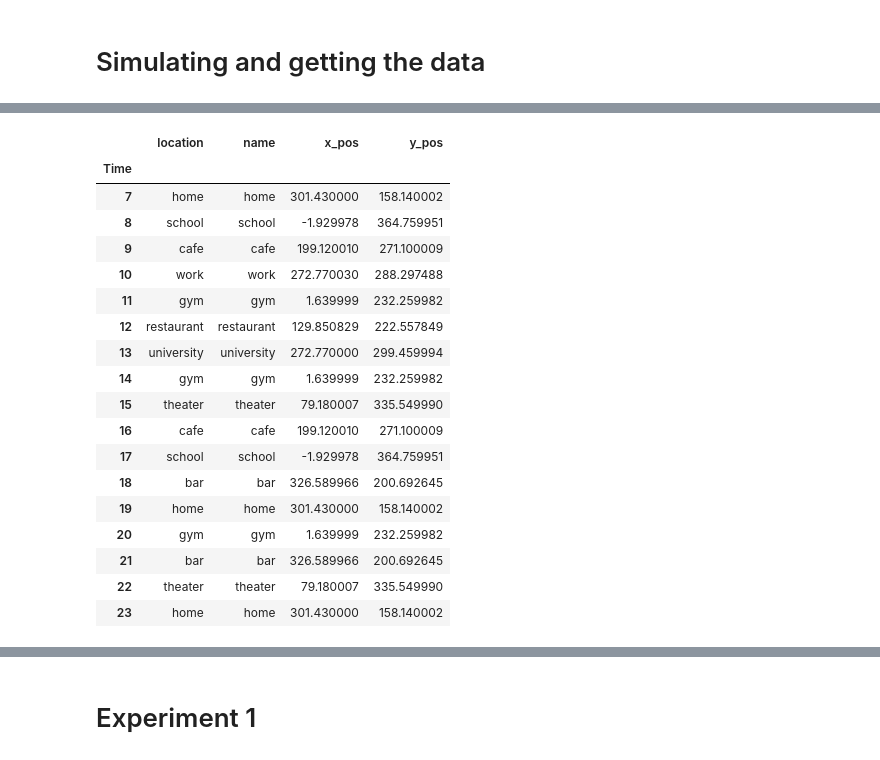
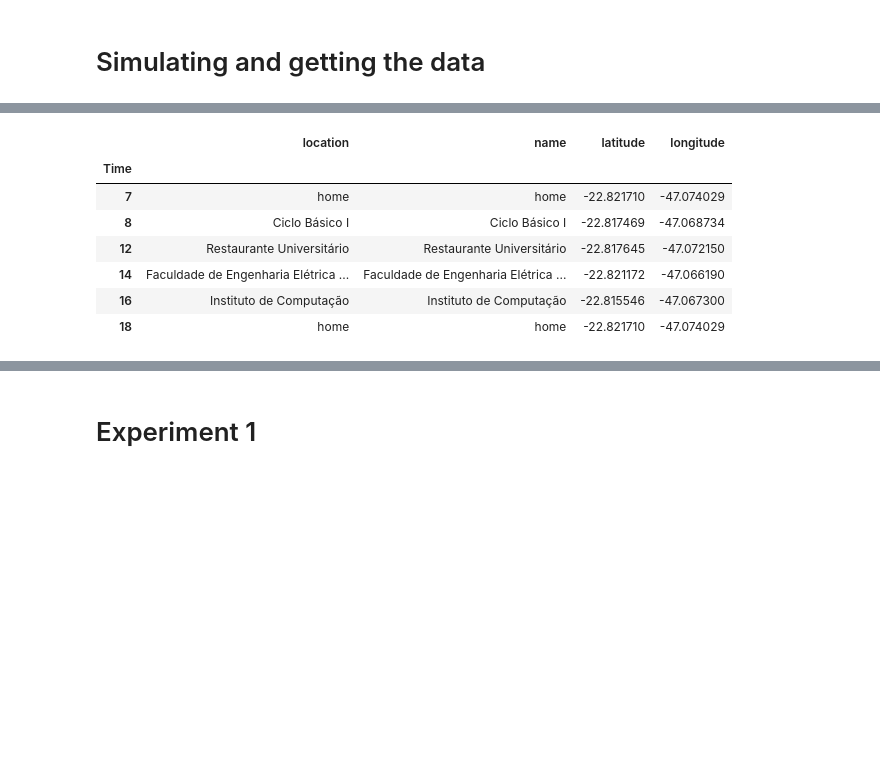
Before and after one commit to H-IAAC/sumo_data_synthesis, a Jupyter notebook: simulationData.ipynb, the cells around one changed output, grey strips where cells are left out. Drawn from its saved outputs; the diff is of its cells as text; code cells hidden in the pictures; blank space fills up the shorter version.

```diff
--- a/simulationData.ipynb
+++ b/simulationData.ipynb
@@ -440,28 +448,17 @@ personIDs = []
 # %%
 routines = {}
 for k, v in type_ids_routine.items():
     for id in v:
         routines[id] = pd.read_csv(f"{FOLDER_NAME}/routines/{id}.csv").set_index('Time')
 
-routines[vehIDs[0]]
+routines['veh_segunda']
 # %% [output]
-|  | location | name | x_pos | y_pos |
+|  | location | name | latitude | longitude |
 | Time |  |  |  |  |
-| 7 | home | home | 301.430000 | 158.140002 |
-| 8 | school | school | -1.929978 | 364.759951 |
-| 9 | cafe | cafe | 199.120010 | 271.100009 |
-| 10 | work | work | 272.770030 | 288.297488 |
-| 11 | gym | gym | 1.639999 | 232.259982 |
-| 12 | restaurant | restaurant | 129.850829 | 222.557849 |
-| 13 | university | university | 272.770000 | 299.459994 |
-| 14 | gym | gym | 1.639999 | 232.259982 |
-| 15 | theater | theater | 79.180007 | 335.549990 |
-| 16 | cafe | cafe | 199.120010 | 271.100009 |
-| 17 | school | school | -1.929978 | 364.759951 |
-| 18 | bar | bar | 326.589966 | 200.692645 |
-| 19 | home | home | 301.430000 | 158.140002 |
-| 20 | gym | gym | 1.639999 | 232.259982 |
-| 21 | bar | bar | 326.589966 | 200.692645 |
-| 22 | theater | theater | 79.180007 | 335.549990 |
-| 23 | home | home | 301.430000 | 158.140002 |
+| 7 | home | home | -22.821710 | -47.074029 |
+| 8 | Ciclo Básico I | Ciclo Básico I | -22.817469 | -47.068734 |
+| 12 | Restaurante Universitário | Restaurante Universitário | -22.817645 | -47.072150 |
+| 14 | Faculdade de Engenharia Elétrica ... | Faculdade de Engenharia Elétrica ... | -22.821172 | -47.066190 |
+| 16 | Instituto de Computação | Instituto de Computação | -22.815546 | -47.067300 |
+| 18 | home | home | -22.821710 | -47.074029 |
 # %%
```
Also changed, not shown: parts of 20 cells of this notebook, 8 other files.
